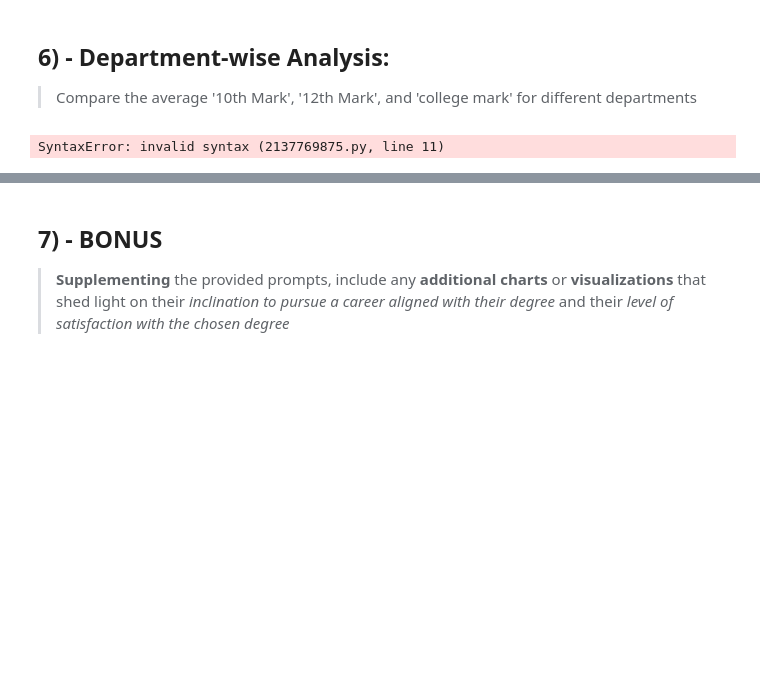
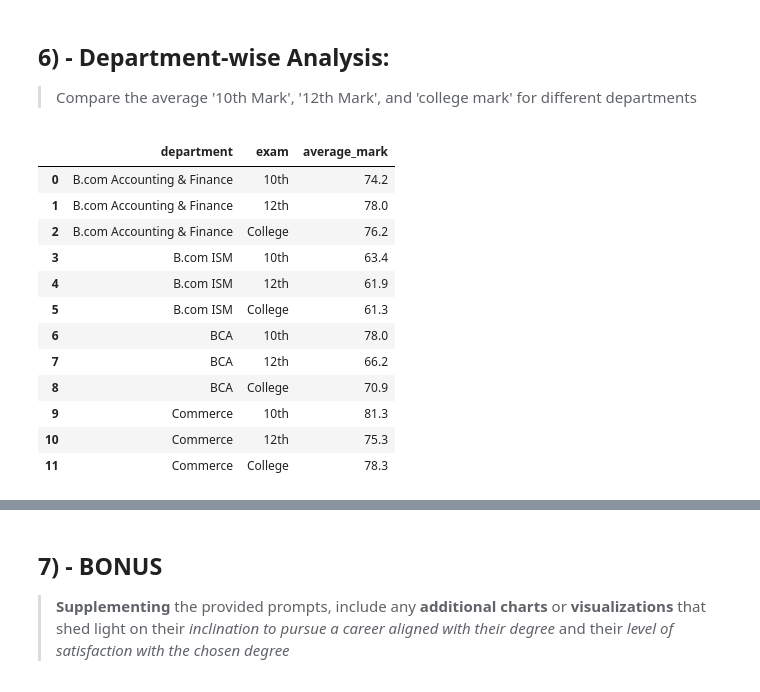
Before and after one commit to Claytor/vandy, a Jupyter notebook: notebooks/master.ipynb, the cells around one changed output, grey strips where cells are left out. Drawn from its saved outputs; the diff is of its cells as text; code cells hidden in the pictures; blank space fills up the shorter version.

```diff
--- a/notebooks/master.ipynb
+++ b/notebooks/master.ipynb
@@ -917,10 +917,8 @@ avg_marks_long = avg_marks.melt(id_vars='department', value_vars=['mark_10th', '
                                 var_name='exam', value_name='average_mark')
 # %%
 
-q6_department_wise_analysis
-
 # Creating a bar chart
- = px.bar(avg_marks_long, y='department', x='average_mark', color='exam',
+fig = px.bar(avg_marks_long, x='department', y='average_mark', color='exam',
              title="Average 10th, 12th, and College Marks by Department",
              labels={'average_mark': 'Average Mark',
                      'exam': 'Exam',
@@ -933,5 +931,40 @@ fig.update_layout(xaxis_title='Department',
                   legend_title='Mark')
 
 fig.show()
-# %% [output]
-SyntaxError: invalid syntax (2137769875.py, line 11)
+# %%
+# Creating a long database
+avg_marks_long = df.melt(id_vars='department',
+                         value_vars=['mark_10th', 'mark_12th', 'mark_college'],
+                         var_name='exam',
+                         value_name='average_mark')
+
+# Group by department and exam type to get the average marks
+avg_marks_long = avg_marks_long.groupby(['department', 'exam']).mean().reset_index()
+
+# Round the average_mark column to one decimal place
+avg_marks_long['average_mark'] = avg_marks_long['average_mark'].round(1)
+
+# Renaming exam categories
+rename_exam_dict = {
+    'mark_10th': '10th',
+    'mark_12th': '12th',
+    'mark_college': 'College'
+}
+
+avg_marks_long['exam'] = avg_marks_long['exam'].replace(rename_exam_dict)
+
+avg_marks_long
+# %% [output]
+|  | department | exam | average_mark |
+| 0 | B.com Accounting & Finance | 10th | 74.2 |
+| 1 | B.com Accounting & Finance | 12th | 78.0 |
+| 2 | B.com Accounting & Finance | College | 76.2 |
+| 3 | B.com ISM | 10th | 63.4 |
+| 4 | B.com ISM | 12th | 61.9 |
+| 5 | B.com ISM | College | 61.3 |
+| 6 | BCA | 10th | 78.0 |
+| 7 | BCA | 12th | 66.2 |
+| 8 | BCA | College | 70.9 |
+| 9 | Commerce | 10th | 81.3 |
+| 10 | Commerce | 12th | 75.3 |
+| 11 | Commerce | College | 78.3 |
```
Also changed, not shown: parts of 1 cell of this notebook, 8 other files.
